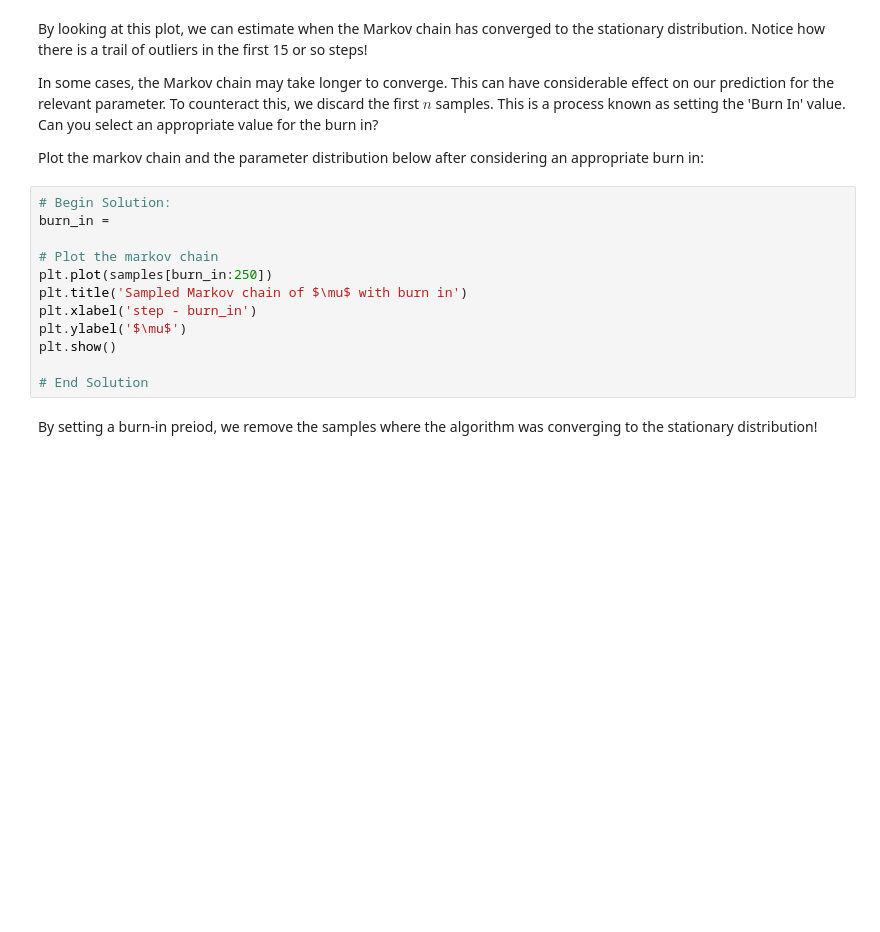
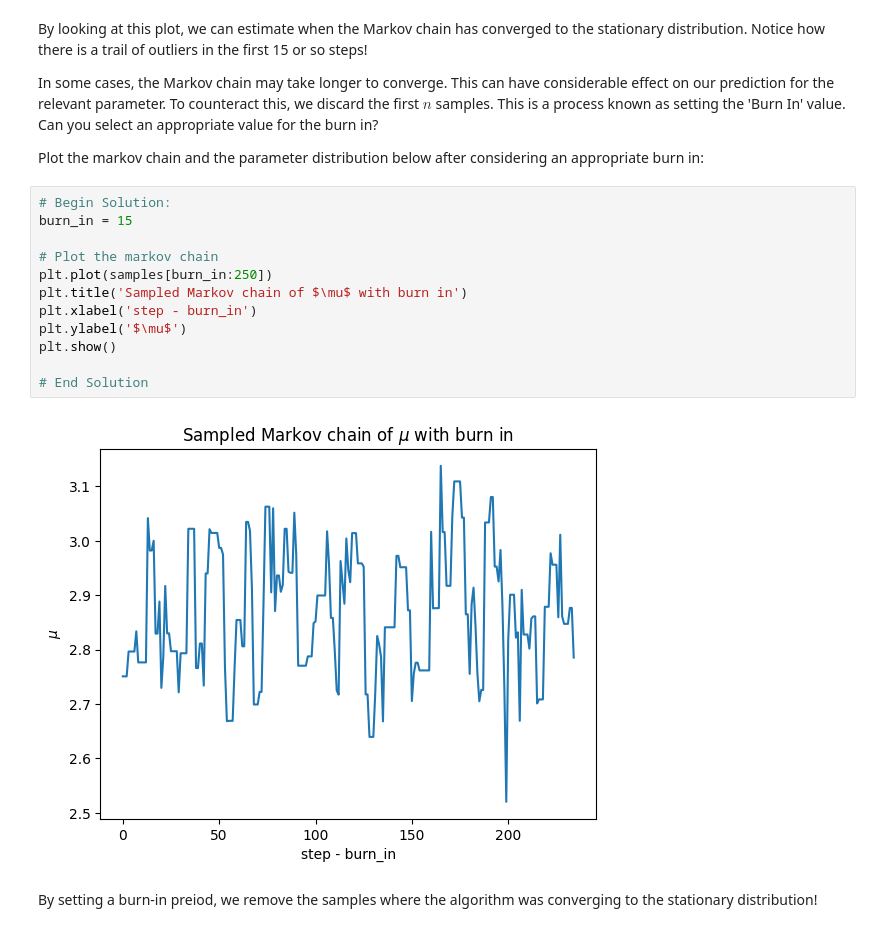
Before and after one commit to MrSleeeepy/MSc_AI, a Jupyter notebook: COMP64101 Reasoning and Learning under Uncertainty - University of Manchester/Labs/Lab 2 - Statistical Inference.ipynb, the cells around one changed output. Cells and saved outputs as stored; diff of their text form; blank space fills up the shorter version.

```diff
--- a/COMP64101 Reasoning and Learning under Uncertainty - University of Manchester/Labs/Lab 2 - Statistical Inference.ipynb
+++ b/COMP64101 Reasoning and Learning under Uncertainty - University of Manchester/Labs/Lab 2 - Statistical Inference.ipynb
@@ -349,16 +367,18 @@ In some cases, the Markov chain may take longer to converge. This can have consi
 Plot the markov chain and the parameter distribution below after considering an appropriate burn in:
 # %%
 # Begin Solution:
-burn_in =
+burn_in = 15
 
 # Plot the markov chain
 plt.plot(samples[burn_in:250])
 plt.title('Sampled Markov chain of $\mu$ with burn in')
 plt.xlabel('step - burn_in')
 plt.ylabel('$\mu$')
 plt.show()
 
 # End Solution
+# %% [output]
+[figure, added]
 # %% [markdown]
 
 By setting a burn-in preiod, we remove the samples where the algorithm was converging to the stationary distribution!
```
Also changed, not shown: parts of 18 cells of this notebook.
